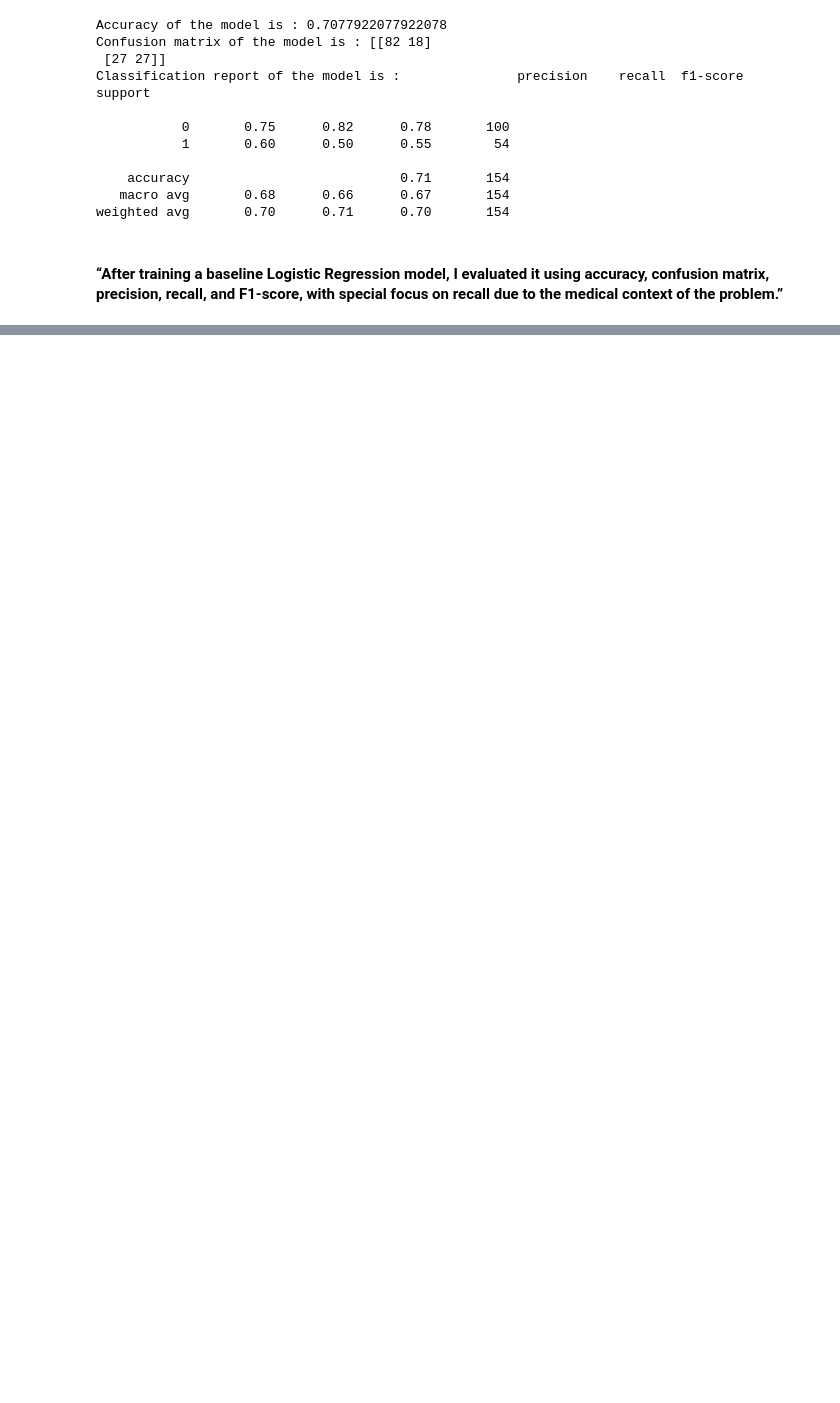
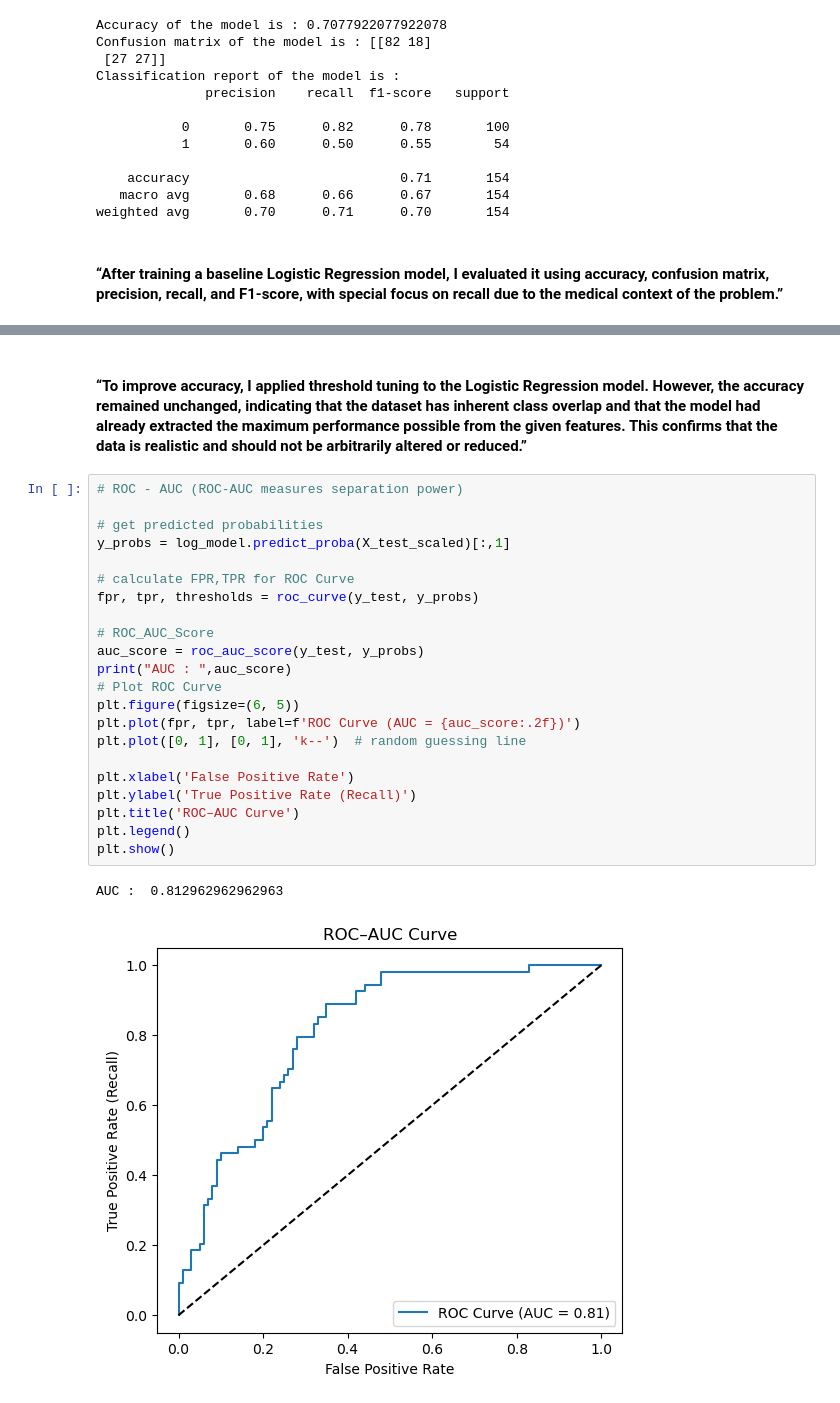
Before and after one commit to leelamadhav07/HealthRiskPrediction, a Jupyter notebook: health.ipynb, the cells around one changed output, grey strips where cells are left out. Saved outputs shown, nothing was run; the diff lists cells and outputs as text; blank space fills up the shorter version.

```diff
--- a/health.ipynb
+++ b/health.ipynb
@@ -632,0 +662,27 @@ weighted avg       0.70      0.71      0.70       154
+# %% [markdown]
+#### “To improve accuracy, I applied threshold tuning to the Logistic Regression model. However, the accuracy remained unchanged, indicating that the dataset has inherent class overlap and that the model had already extracted the maximum performance possible from the given features. This confirms that the data is realistic and should not be arbitrarily altered or reduced.”
+# %%
+# ROC - AUC (ROC-AUC measures separation power)
+
+# get predicted probabilities
+y_probs = log_model.predict_proba(X_test_scaled)[:,1]
+
+# calculate FPR,TPR for ROC Curve
+fpr, tpr, thresholds = roc_curve(y_test, y_probs)
+
+# ROC_AUC_Score
+auc_score = roc_auc_score(y_test, y_probs)
+print("AUC : ",auc_score)
+# Plot ROC Curve
+plt.figure(figsize=(6, 5))
+plt.plot(fpr, tpr, label=f'ROC Curve (AUC = {auc_score:.2f})')
+plt.plot([0, 1], [0, 1], 'k--')  # random guessing line
+
+plt.xlabel('False Positive Rate')
+plt.ylabel('True Positive Rate (Recall)')
+plt.title('ROC–AUC Curve')
+plt.legend()
+plt.show()
+# %% [output]
+AUC :  0.812962962962963
+[figure, added]
```
Also changed, not shown: parts of 19 cells of this notebook.
